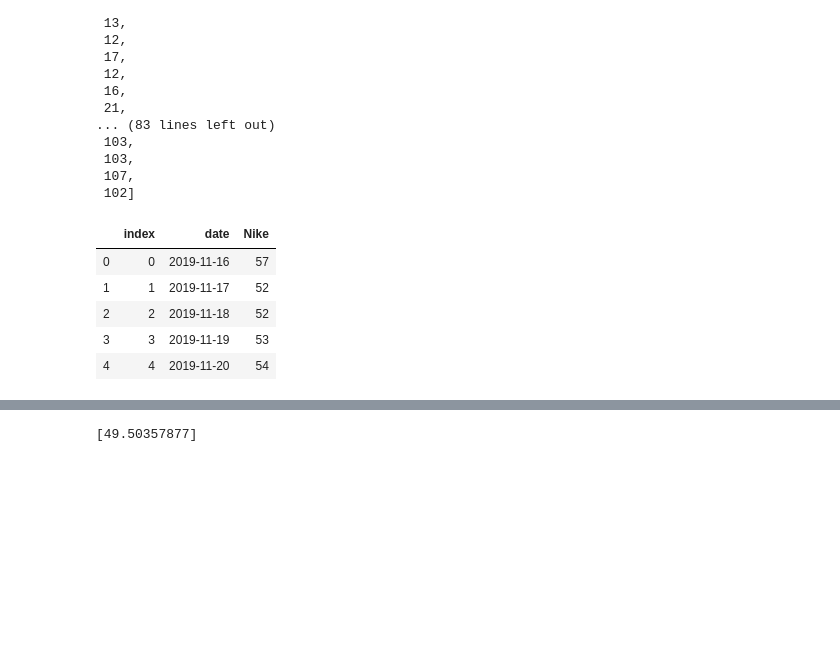
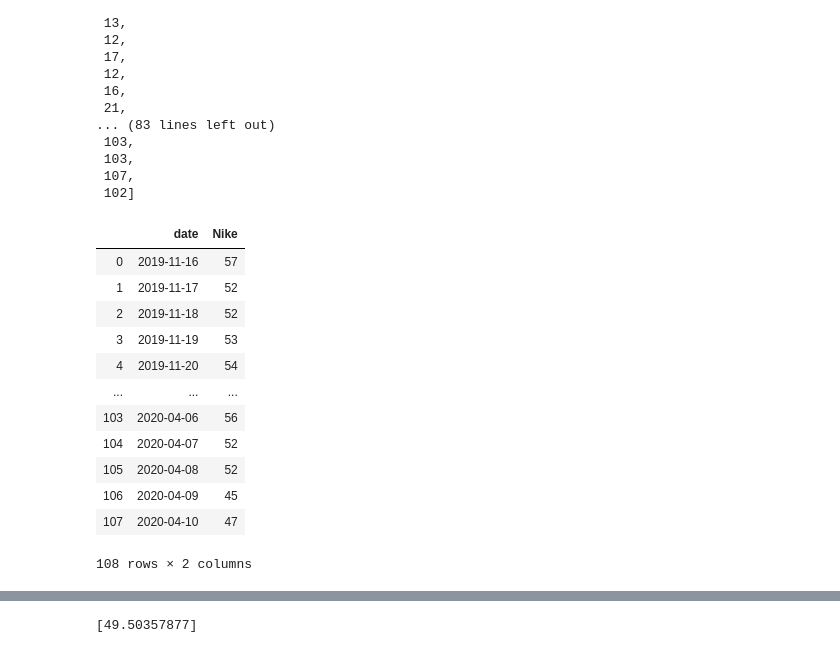
Before and after one commit to dxjester/Py.sneaker_webscrape, a Jupyter notebook: sneaker_scrape_nb.ipynb, the cells around one changed output, grey strips where cells are left out. Drawn from its saved outputs; the diff is of its cells as text; code cells hidden in the pictures; blank space fills up the shorter version.

```diff
--- a/sneaker_scrape_nb.ipynb
+++ b/sneaker_scrape_nb.ipynb
@@ -1496,13 +1496,18 @@ series
  102]
 # %%
 nike_forecast = cusum_nike_raw[['date','Nike']]
-# resetting index
-nike_forecast = nike_forecast.reset_index(inplace = False)
-nike_forecast[:5]
+nike_forecast
 # %% [output]
-|  | index | date | Nike |
-| 0 | 0 | 2019-11-16 | 57 |
-| 1 | 1 | 2019-11-17 | 52 |
-| 2 | 2 | 2019-11-18 | 52 |
-| 3 | 3 | 2019-11-19 | 53 |
-| 4 | 4 | 2019-11-20 | 54 |
+|  | date | Nike |
+| 0 | 2019-11-16 | 57 |
+| 1 | 2019-11-17 | 52 |
+| 2 | 2019-11-18 | 52 |
+| 3 | 2019-11-19 | 53 |
+| 4 | 2019-11-20 | 54 |
+| ... | ... | ... |
+| 103 | 2020-04-06 | 56 |
+| 104 | 2020-04-07 | 52 |
+| 105 | 2020-04-08 | 52 |
+| 106 | 2020-04-09 | 45 |
+| 107 | 2020-04-10 | 47 |
+108 rows × 2 columns
```
Also changed, not shown: parts of 16 cells of this notebook.
